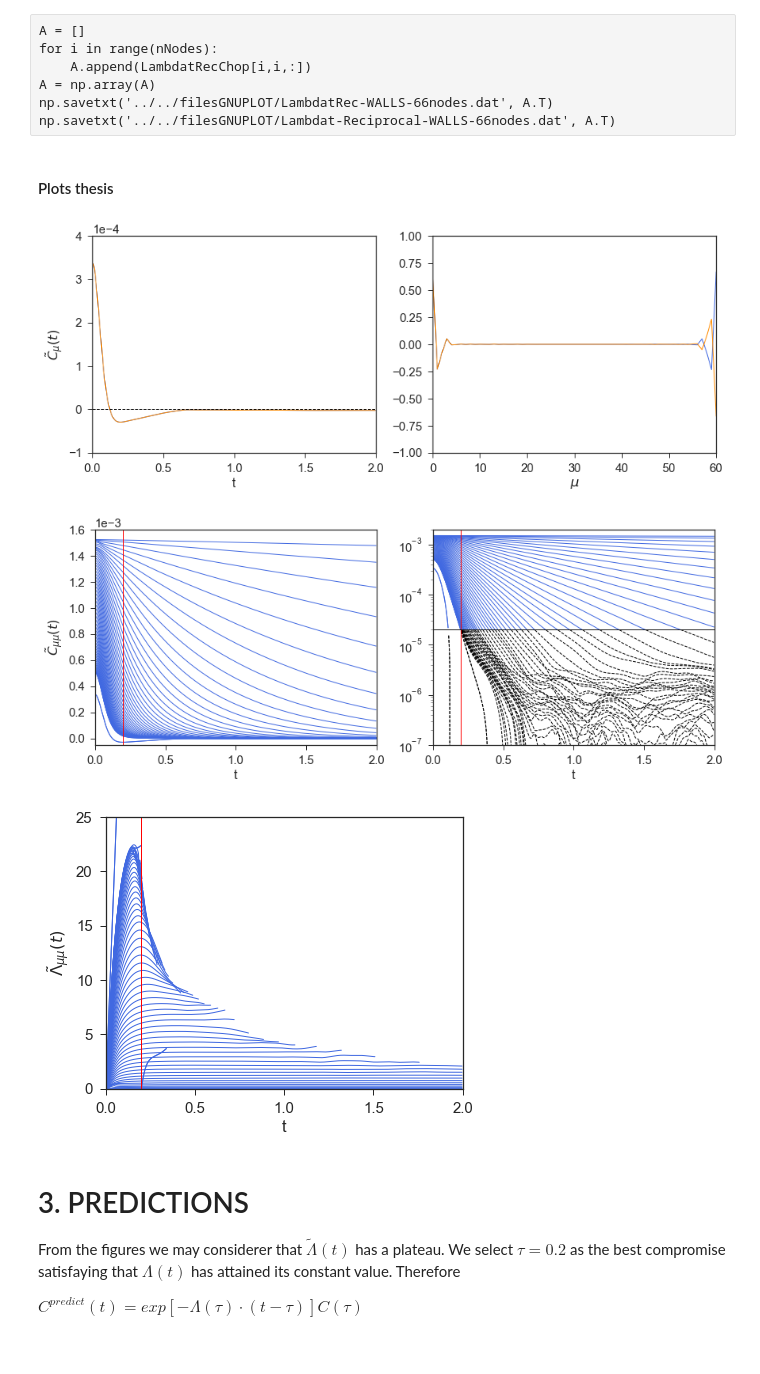
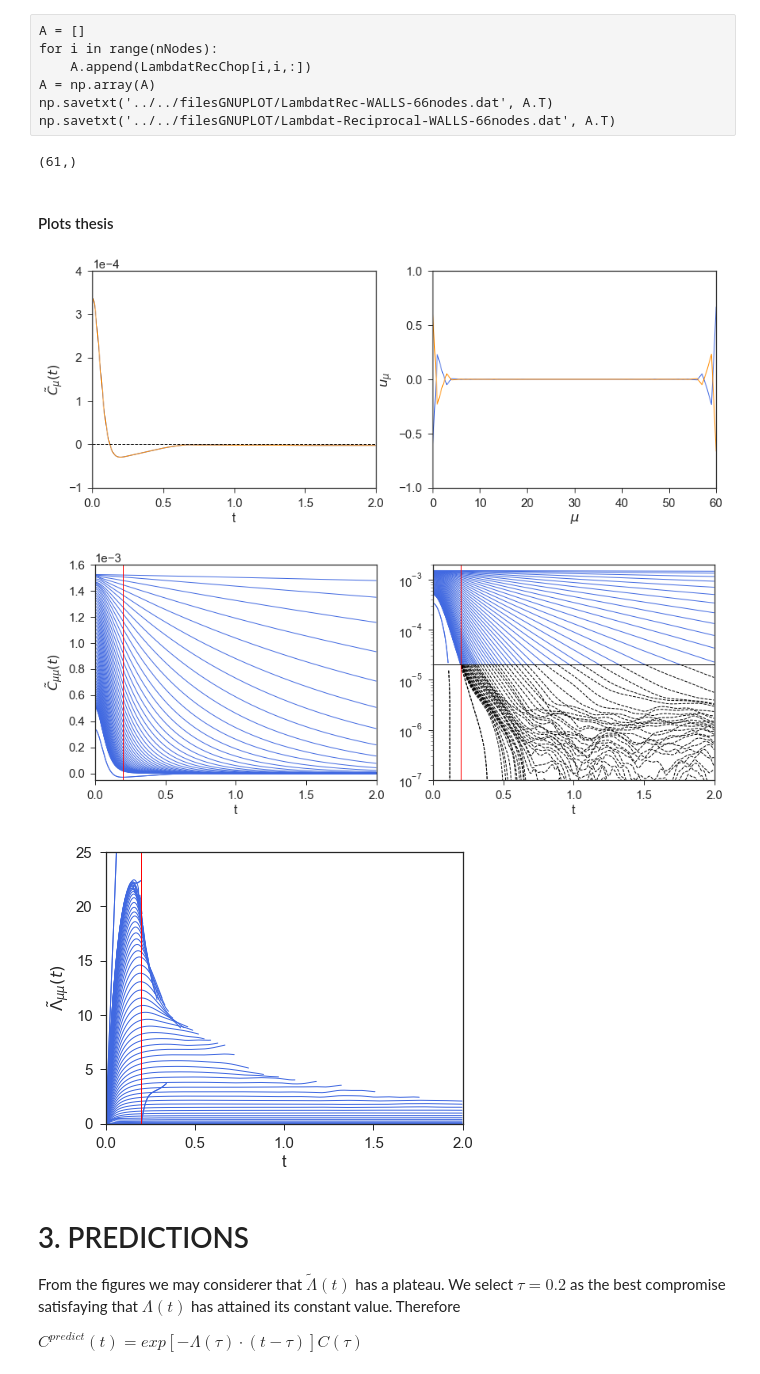
Before and after one commit to DiegoDZ/Thesis, a Jupyter notebook: notebooks/66nodes/WALLS/NanoHydro-WALLS-66nodes.ipynb, the cells around one changed output. Saved outputs shown, nothing was run; the diff lists cells and outputs as text; code cells hidden in the pictures.

```diff
--- a/notebooks/66nodes/WALLS/NanoHydro-WALLS-66nodes.ipynb
+++ b/notebooks/66nodes/WALLS/NanoHydro-WALLS-66nodes.ipynb
@@ -512,6 +513,10 @@ for i in range(nNodes):
 A = np.array(A)
 np.savetxt('../../filesGNUPLOT/LambdatRec-WALLS-66nodes.dat', A.T)
 np.savetxt('../../filesGNUPLOT/Lambdat-Reciprocal-WALLS-66nodes.dat', A.T)
+# %%
+np.shape(vt[:,59,step(tau)])
+# %% [output]
+(61,)
 # %% [markdown]
 #### Plots thesis
 # %%
@@ -531,13 +536,14 @@ plt.ylabel(r'$\tilde{C}_{\mu}(t)$')
 plt.ticklabel_format(style='sci', axis='y', scilimits=(0,0))
 plt.ticklabel_format(style='plain', axis='x')
 plt.subplot(122)
-
-plt.plot(vt[:,59,step(tau)])
-plt.plot(vt[:,60,step(tau)])
+changeSig = np.append(-np.ones(40), np.ones(21))
+plt.plot(range(61),vt[:,59,step(tau)]*changeSig)
+plt.plot(range(61),vt[:,60,step(tau)])
 plt.xlim(0,60)
 plt.ylim(-1,1)
 plt.xlabel(r'$\mu$')
-#plt.ylabel(r'$\tilde{C}_{\mu\nu}(t)$')
+plt.yticks(np.arange(-1, 1.5, 0.5))
+plt.ylabel(r'$u_{\mu}$')
 #plt.ticklabel_format(style='sci', axis='y', scilimits=(0,0))
 #plt.ticklabel_format(style='plain', axis='x')
 #plt.savefig('../../../figures/EigenvaluesVectors-WALLS-66nodes.pdf',dpi=1000, bbox_inches='tight')
@@ -562,35 +568,34 @@ for i in range(nNodes):
     plt.semilogy(x[CtRec[i,i,:]<cutOffValue], CtRec[i,i,:][CtRec[i,i,:]<cutOffValue], color='black', linestyle='dashed')
     plt.semilogy(x[CtRec[i,i,:]>cutOffValue], CtRec[i,i,:][CtRec[i,i,:]>cutOffValue], color='royalblue')
 plt.axvline(x=tau, color = 'red')
 plt.axhline(y=cutOffValue, color = 'black')
 plt.xlim(0,2)
 plt.ylim(1e-7,2e-3)
 plt.xlabel('t')
 #plt.ylabel(r'$\tilde{C}_{\mu\nu}(t)$')
 #plt.ticklabel_format(style='sci', axis='y', scilimits=(0,0))
 #plt.ticklabel_format(style='plain', axis='x')
 #plt.savefig('../../../figures/CtRec-WALLS-66nodes-exp.pdf',dpi=1000, bbox_inches='tight')
 plt.show()
 
 
 fig = plt.figure()
 fig.set_size_inches(size1Fig)
-
 for i in range(nNodes):
     plt.plot(x, LambdatRecChop[i,i,:], color='royalblue')
 plt.axvline(x=0.2, color = 'red')
 #plt.axhline(y=cutOffValue, color = 'black')
 plt.xlim(0,2)
 plt.ylim(0,25)
 plt.xlabel('t')
 plt.ylabel(r'$\tilde{\Lambda}_{\mu\mu}(t)$')
 #plt.ticklabel_format(style='sci', axis='y', scilimits=(0,0))
 #plt.ticklabel_format(style='plain', axis='x')
 
 #plt.savefig('../../../figures/LambdatRec-WALLS-66nodes.pdf',dpi=1000, bbox_inches='tight')
 plt.show()
 # %% [output]
-[figure, old version]
+[figure, new version]
 [figure]
 [figure]
 # %% [markdown]
```
Also changed, not shown: parts of 2 cells of this notebook, 3 other files.
